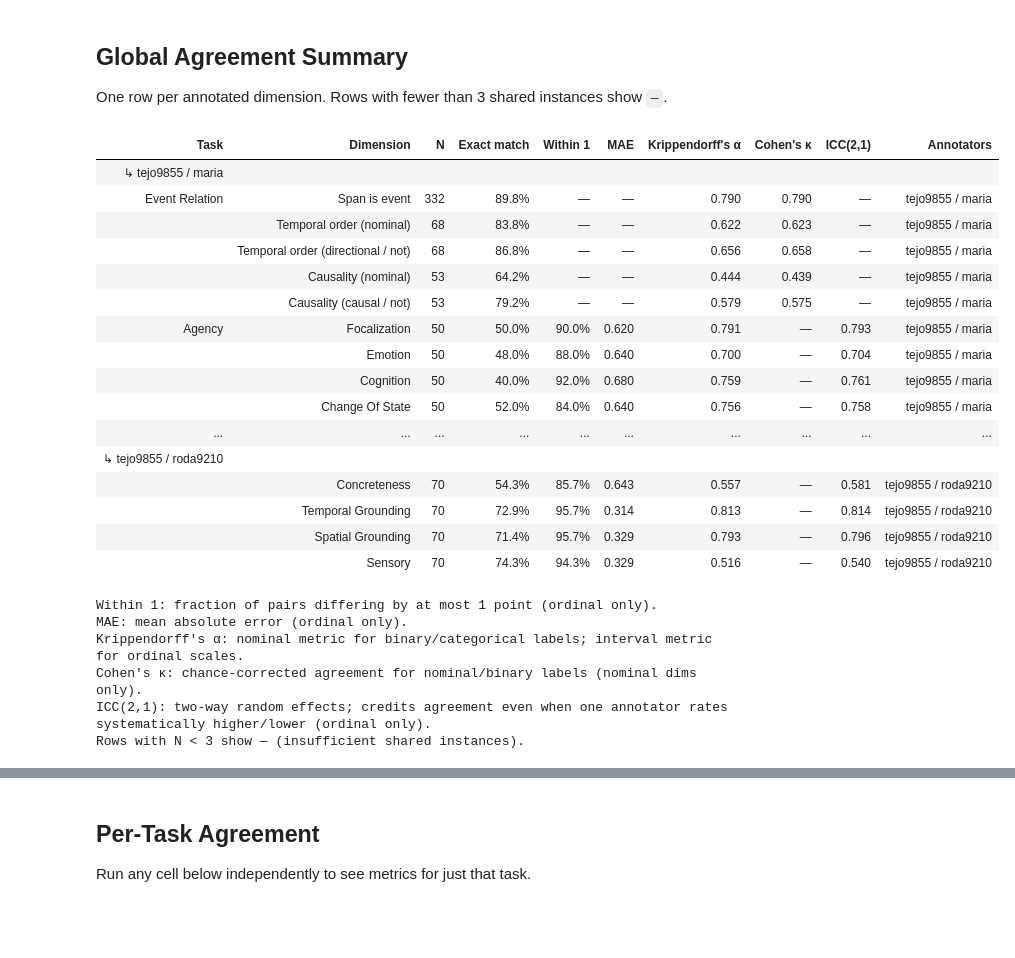
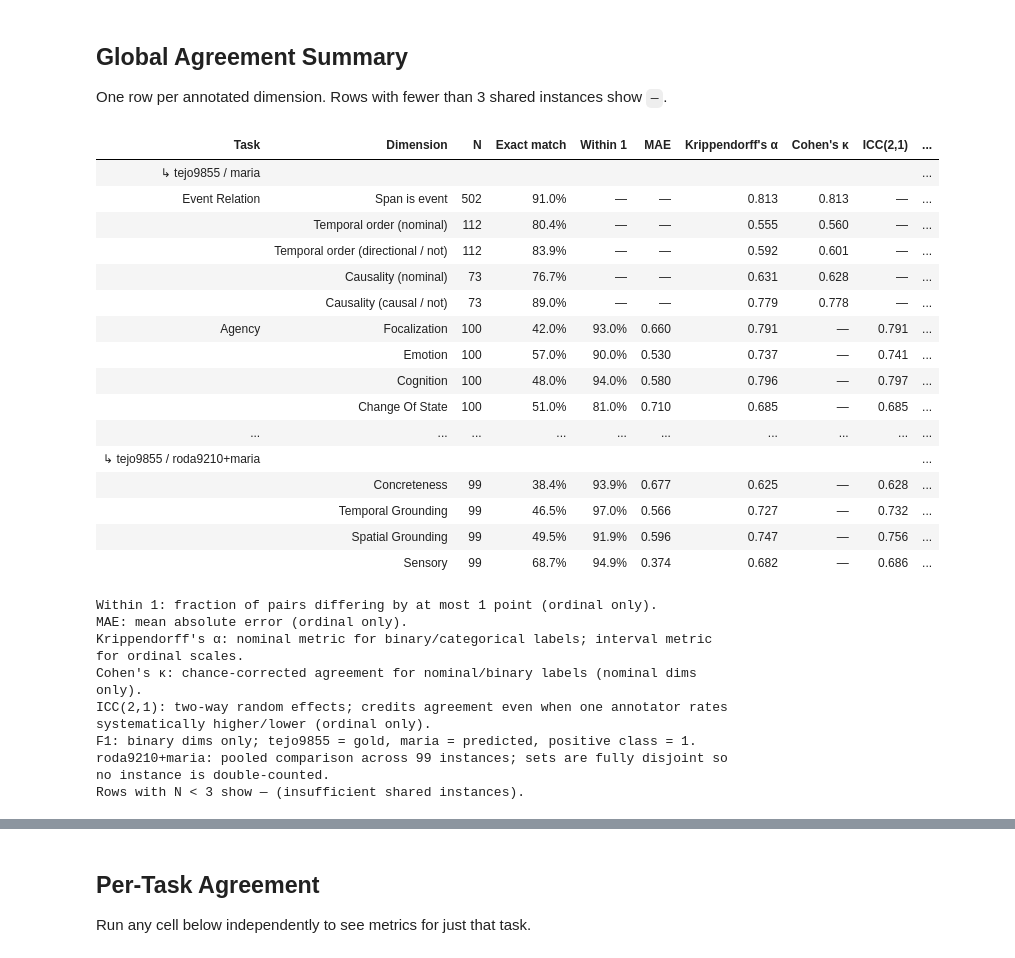
Before and after one commit to advaitdeshmukh/potato, a Jupyter notebook: teagan_tasks/annotation_analysis/global_annotation_comparison.ipynb, the cells around one changed output, grey strips where cells are left out. Saved outputs shown, nothing was run; the diff lists cells and outputs as text; code cells hidden in the pictures; blank space fills up the shorter version.

```diff
--- a/teagan_tasks/annotation_analysis/global_annotation_comparison.ipynb
+++ b/teagan_tasks/annotation_analysis/global_annotation_comparison.ipynb
@@ -41,7 +41,7 @@ TASKS = {
     'setting': {
         'label': 'Setting',
         'results_dir': f'{BASE}/setting_annotation_task/annotation_output/results',
-        'annotators': ['mppauk', 'tejo9855', 'roda9210'],
+        'annotators': ['tejo9855', 'roda9210', 'maria'],
         'format': 'likert',
         'dimensions': [
             'setting_concreteness', 'setting_temporal_grounding',
@@ -252,7 +269,7 @@ for ann1, ann2 in combinations(ag_anns, 2):
         row['ann_pair'] = ann_pair
         table_rows.append(row)
 
-# ── Setting ───────────────────────────────────────────────────────────────────
+# ── Setting (pairwise) ────────────────────────────────────────────────────────
 st_anns = [a for a in TASKS['setting']['annotators'] if all_data['setting'].get(a)]
 for ann1, ann2 in combinations(st_anns, 2):
     shared = set(all_data['setting'][ann1]) & set(all_data['setting'][ann2])
@@ -263,6 +280,30 @@ for ann1, ann2 in combinations(st_anns, 2):
             if inst_id not in shared: continue
             v1 = all_data['setting'][ann1].get(inst_id, {}).get(dim)
             v2 = all_data['setting'][ann2].get(inst_id, {}).get(dim)
+            if v1 is not None and v2 is not None:
+                val_pairs.append((v1, v2))
+        row = compute_row(val_pairs)
+        row['task'] = 'Setting'
+        row['dim']  = dim.replace('setting_', '').replace('_', ' ').title()
+        row['ann_pair'] = ann_pair
+        table_rows.append(row)
+
+# ── Setting pooled: tejo9855 vs roda9210+maria (disjoint sets → clean pool) ──
+_tejo  = all_data['setting'].get('tejo9855', {})
+_roda  = all_data['setting'].get('roda9210', {})
+_maria = all_data['setting'].get('maria', {})
+if _tejo and (_roda or _maria):
+    ann_pair = 'tejo9855 / roda9210+maria'
+    for dim in TASKS['setting']['dimensions']:
+        val_pairs = []
+        for inst_id in dataset_order:
+            v1 = (_tejo.get(inst_id) or {}).get(dim)
+            v2 = (_roda.get(inst_id) or {}).get(dim)
+            if v1 is not None and v2 is not None:
+                val_pairs.append((v1, v2))
+        for inst_id in dataset_order:
+            v1 = (_tejo.get(inst_id) or {}).get(dim)
+            v2 = (_maria.get(inst_id) or {}).get(dim)
             if v1 is not None and v2 is not None:
                 val_pairs.append((v1, v2))
         row = compute_row(val_pairs)
@@ -289,6 +330,7 @@ header = (
     '<th style="padding:6px 12px">Krippendorff\'s α</th>'
     '<th style="padding:6px 12px">Cohen\'s κ</th>'
     '<th style="padding:6px 12px">ICC(2,1)</th>'
+    '<th style="padding:6px 12px">F1 (gold=tejo9855)</th>'
     '<th style="padding:6px 12px;text-align:left;font-size:0.82em">Annotators</th>'
     '</tr>'
 )
@@ -301,7 +343,7 @@ for row in table_rows:
     if row['ann_pair'] != prev_pair:
         rows_html += (
             f'<tr style="background:#f8f8f8;border-top:2px solid #ccc">'
-            f'<td colspan="10" style="padding:3px 12px;font-size:0.8em;color:#555;font-style:italic">'
+            f'<td colspan="11" style="padding:3px 12px;font-size:0.8em;color:#555;font-style:italic">'
             f'↳ {row["ann_pair"]}</td></tr>'
         )
     prev_pair = row['ann_pair']
@@ -318,53 +360,58 @@ for row in table_rows:
         f'<td style="padding:6px 12px;text-align:center">{fmt(row["em"], pct=True)}</td>'
         f'<td style="padding:6px 12px;text-align:center">{fmt(row["w1"], pct=True)}</td>'
         f'<td style="padding:6px 12px;text-align:center">{fmt(row["mae"])}</td>'
         f'<td style="padding:6px 12px;text-align:center">{fmt(row["alpha"])}</td>'
         f'<td style="padding:6px 12px;text-align:center">{fmt(row["kappa"])}</td>'
         f'<td style="padding:6px 12px;text-align:center">{fmt(row["icc"])}</td>'
+        f'<td style="padding:6px 12px;text-align:center">{fmt(row["f1"])}</td>'
         f'<td style="padding:6px 12px;font-size:0.82em;color:#666">{row["ann_pair"]}</td>'
         f'</tr>'
     )
 
 notes = (
     '<p style="color:#777;font-size:0.8em;margin-top:10px;line-height:1.6">'
     '<b>Within 1</b>: fraction of pairs differing by at most 1 point (ordinal only).<br>'
     '<b>MAE</b>: mean absolute error (ordinal only).<br>'
     '<b>Krippendorff\'s α</b>: nominal metric for binary/categorical labels; interval metric for ordinal scales.<br>'
     '<b>Cohen\'s κ</b>: chance-corrected agreement for nominal/binary labels (nominal dims only).<br>'
     '<b>ICC(2,1)</b>: two-way random effects; credits agreement even when one annotator rates systematically higher/lower (ordinal only).<br>'
+    '<b>F1</b>: binary dims only; tejo9855 = gold, maria = predicted, positive class = 1.<br>'
+    '<b>roda9210+maria</b>: pooled comparison across 99 instances; sets are fully disjoint so no instance is double-counted.<br>'
     f'Rows with N &lt; {MIN_PAIRS} show — (insufficient shared instances).'
     '</p>'
 )
 
 display(HTML(
     '<div style="font-family:sans-serif">'
     '<table style="border-collapse:collapse;font-size:0.92em">'
     f'<thead>{header}</thead><tbody>{rows_html}</tbody>'
     '</table>'
     + notes +
     '</div>'
 ))
 # %% [output]
-| Task | Dimension | N | Exact match | Within 1 | MAE | Krippendorff's α | Cohen's κ | ICC(2,1) | Annotators |
-| ↳ tejo9855 / maria |  |  |  |  |  |  |  |  |  |
-| Event Relation | Span is event | 332 | 89.8% | — | — | 0.790 | 0.790 | — | tejo9855 / maria |
-|  | Temporal order (nominal) | 68 | 83.8% | — | — | 0.622 | 0.623 | — | tejo9855 / maria |
-|  | Temporal order (directional / not) | 68 | 86.8% | — | — | 0.656 | 0.658 | — | tejo9855 / maria |
-|  | Causality (nominal) | 53 | 64.2% | — | — | 0.444 | 0.439 | — | tejo9855 / maria |
-|  | Causality (causal / not) | 53 | 79.2% | — | — | 0.579 | 0.575 | — | tejo9855 / maria |
-| Agency | Focalization | 50 | 50.0% | 90.0% | 0.620 | 0.791 | — | 0.793 | tejo9855 / maria |
-|  | Emotion | 50 | 48.0% | 88.0% | 0.640 | 0.700 | — | 0.704 | tejo9855 / maria |
-|  | Cognition | 50 | 40.0% | 92.0% | 0.680 | 0.759 | — | 0.761 | tejo9855 / maria |
-|  | Change Of State | 50 | 52.0% | 84.0% | 0.640 | 0.756 | — | 0.758 | tejo9855 / maria |
+| Task | Dimension | N | Exact match | Within 1 | MAE | Krippendorff's α | Cohen's κ | ICC(2,1) | ... |
+| ↳ tejo9855 / maria |  |  |  |  |  |  |  |  | ... |
+| Event Relation | Span is event | 502 | 91.0% | — | — | 0.813 | 0.813 | — | ... |
+|  | Temporal order (nominal) | 112 | 80.4% | — | — | 0.555 | 0.560 | — | ... |
+|  | Temporal order (directional / not) | 112 | 83.9% | — | — | 0.592 | 0.601 | — | ... |
+|  | Causality (nominal) | 73 | 76.7% | — | — | 0.631 | 0.628 | — | ... |
+|  | Causality (causal / not) | 73 | 89.0% | — | — | 0.779 | 0.778 | — | ... |
+| Agency | Focalization | 100 | 42.0% | 93.0% | 0.660 | 0.791 | — | 0.791 | ... |
+|  | Emotion | 100 | 57.0% | 90.0% | 0.530 | 0.737 | — | 0.741 | ... |
+|  | Cognition | 100 | 48.0% | 94.0% | 0.580 | 0.796 | — | 0.797 | ... |
+|  | Change Of State | 100 | 51.0% | 81.0% | 0.710 | 0.685 | — | 0.685 | ... |
 | ... | ... | ... | ... | ... | ... | ... | ... | ... | ... |
-| ↳ tejo9855 / roda9210 |  |  |  |  |  |  |  |  |  |
-|  | Concreteness | 70 | 54.3% | 85.7% | 0.643 | 0.557 | — | 0.581 | tejo9855 / roda9210 |
-|  | Temporal Grounding | 70 | 72.9% | 95.7% | 0.314 | 0.813 | — | 0.814 | tejo9855 / roda9210 |
-|  | Spatial Grounding | 70 | 71.4% | 95.7% | 0.329 | 0.793 | — | 0.796 | tejo9855 / roda9210 |
-|  | Sensory | 70 | 74.3% | 94.3% | 0.329 | 0.516 | — | 0.540 | tejo9855 / roda9210 |
+| ↳ tejo9855 / roda9210+maria |  |  |  |  |  |  |  |  | ... |
+|  | Concreteness | 99 | 38.4% | 93.9% | 0.677 | 0.625 | — | 0.628 | ... |
+|  | Temporal Grounding | 99 | 46.5% | 97.0% | 0.566 | 0.727 | — | 0.732 | ... |
+|  | Spatial Grounding | 99 | 49.5% | 91.9% | 0.596 | 0.747 | — | 0.756 | ... |
+|  | Sensory | 99 | 68.7% | 94.9% | 0.374 | 0.682 | — | 0.686 | ... |
 Within 1: fraction of pairs differing by at most 1 point (ordinal only).
 MAE: mean absolute error (ordinal only).
 Krippendorff's α: nominal metric for binary/categorical labels; interval metric for ordinal scales.
 Cohen's κ: chance-corrected agreement for nominal/binary labels (nominal dims only).
 ICC(2,1): two-way random effects; credits agreement even when one annotator rates systematically higher/lower (ordinal only).
+F1: binary dims only; tejo9855 = gold, maria = predicted, positive class = 1.
+roda9210+maria: pooled comparison across 99 instances; sets are fully disjoint so no instance is double-counted.
 Rows with N < 3 show — (insufficient shared instances).
```
Also changed, not shown: parts of 13 cells of this notebook, 31 other files.
